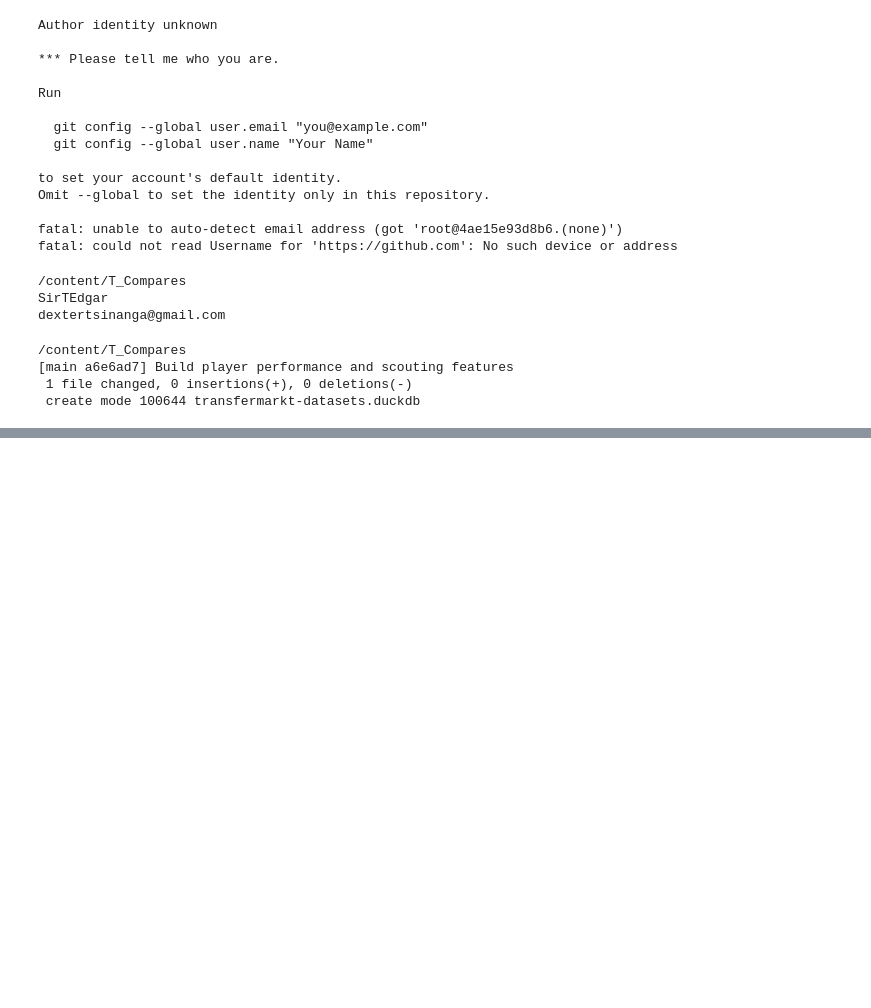
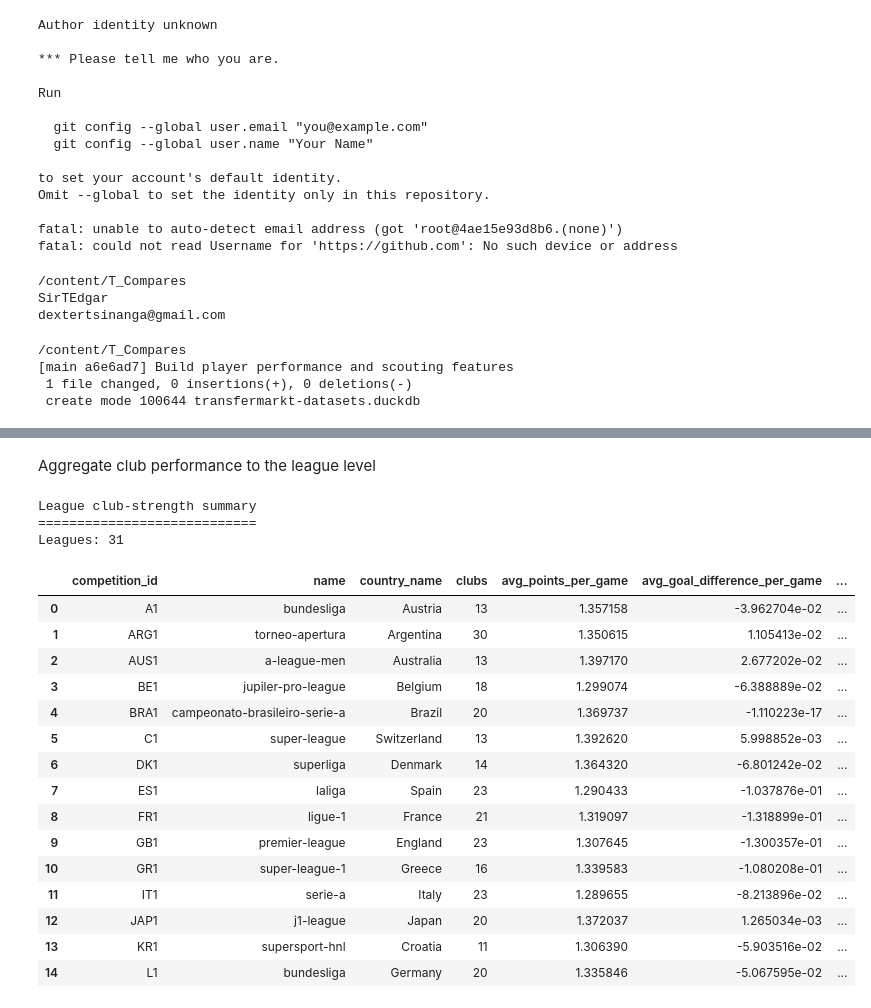
Before and after one commit to SirTEdgar/T_Compares, a Jupyter notebook: FootAnalytics.ipynb, the cells around one changed output, grey strips where cells are left out. Drawn from its saved outputs; the diff is of its cells as text; code cells hidden in the pictures; blank space fills up the shorter version.

```diff
--- a/FootAnalytics.ipynb
+++ b/FootAnalytics.ipynb
@@ -1899,0 +2964,72 @@ dextertsinanga@gmail.com
+# %% [markdown]
+Aggregate club performance to the league level
+# %%
+league_club_strength = (
+    club_performance
+    .groupby("competition_id")
+    .agg(
+        clubs=("club_id", "nunique"),
+        avg_points_per_game=("points_per_game", "mean"),
+        avg_goal_difference_per_game=("goal_difference_per_game", "mean"),
+        avg_goals_for_per_game=(
+            "goals_for",
+            lambda x: x.sum() / club_performance.loc[x.index, "matches"].sum()
+        ),
+        avg_goals_against_per_game=(
+            "goals_against",
+            lambda x: x.sum() / club_performance.loc[x.index, "matches"].sum()
+        )
+    )
+    .reset_index()
+)
+
+league_club_strength = league_club_strength.merge(
+    competitions[
+        [
+            "competition_id",
+            "name",
+            "country_name"
+        ]
+    ],
+    on="competition_id",
+    how="left"
+)
+
+print("League club-strength summary")
+print("============================")
+print("Leagues:", len(league_club_strength))
+
+display(
+    league_club_strength[
+        [
+            "competition_id",
+            "name",
+            "country_name",
+            "clubs",
+            "avg_points_per_game",
+            "avg_goal_difference_per_game",
+            "avg_goals_for_per_game",
+            "avg_goals_against_per_game"
+        ]
+    ].head(15)
+)
+# %% [output]
+League club-strength summary
+============================
+Leagues: 31
+|  | competition_id | name | country_name | clubs | avg_points_per_game | avg_goal_difference_per_game | ... |
+| 0 | A1 | bundesliga | Austria | 13 | 1.357158 | -3.962704e-02 | ... |
+| 1 | ARG1 | torneo-apertura | Argentina | 30 | 1.350615 | 1.105413e-02 | ... |
+| 2 | AUS1 | a-league-men | Australia | 13 | 1.397170 | 2.677202e-02 | ... |
+| 3 | BE1 | jupiler-pro-league | Belgium | 18 | 1.299074 | -6.388889e-02 | ... |
+| 4 | BRA1 | campeonato-brasileiro-serie-a | Brazil | 20 | 1.369737 | -1.110223e-17 | ... |
+| 5 | C1 | super-league | Switzerland | 13 | 1.392620 | 5.998852e-03 | ... |
+| 6 | DK1 | superliga | Denmark | 14 | 1.364320 | -6.801242e-02 | ... |
+| 7 | ES1 | laliga | Spain | 23 | 1.290433 | -1.037876e-01 | ... |
+| 8 | FR1 | ligue-1 | France | 21 | 1.319097 | -1.318899e-01 | ... |
+| 9 | GB1 | premier-league | England | 23 | 1.307645 | -1.300357e-01 | ... |
+| 10 | GR1 | super-league-1 | Greece | 16 | 1.339583 | -1.080208e-01 | ... |
+| 11 | IT1 | serie-a | Italy | 23 | 1.289655 | -8.213896e-02 | ... |
+| 12 | JAP1 | j1-league | Japan | 20 | 1.372037 | 1.265034e-03 | ... |
+| 13 | KR1 | supersport-hnl | Croatia | 11 | 1.306390 | -5.903516e-02 | ... |
+| 14 | L1 | bundesliga | Germany | 20 | 1.335846 | -5.067595e-02 | ... |
```
Also changed, not shown: parts of 68 cells of this notebook.
